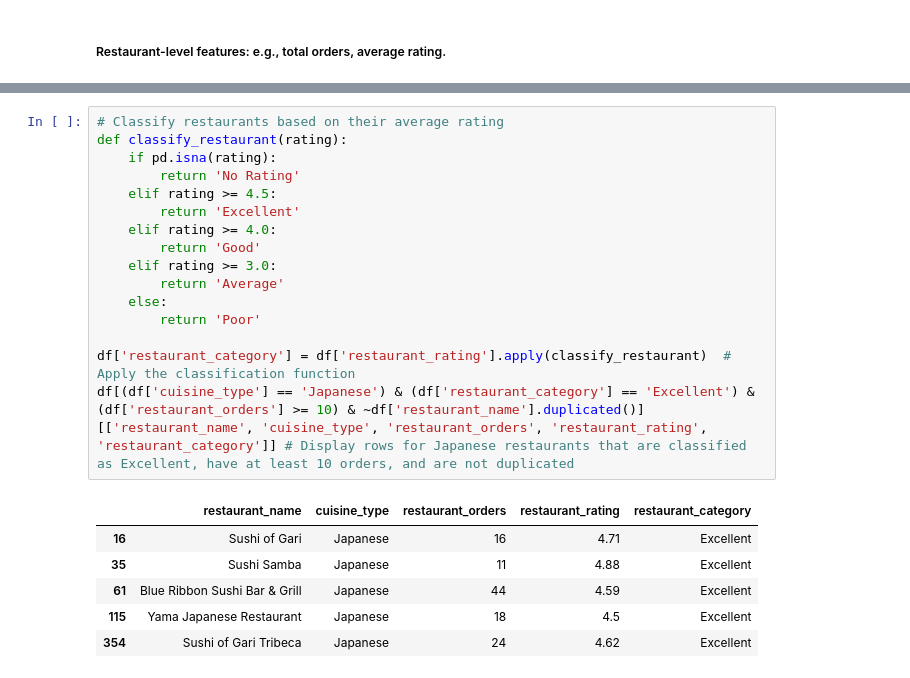
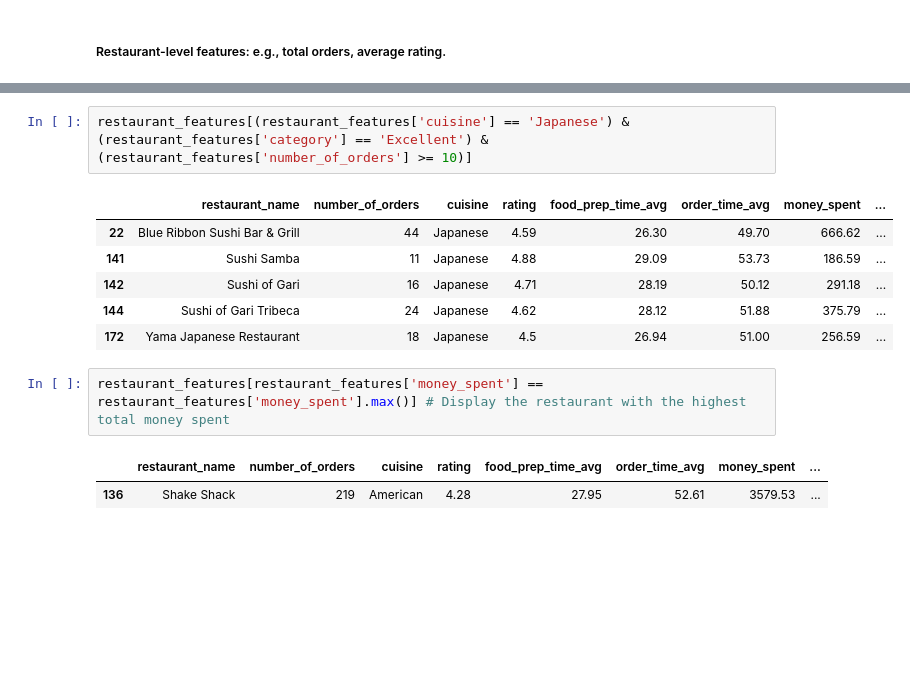
Before and after one commit to J3SSY-ANDU/Food-Delivery-Data-Analysis, a Jupyter notebook: notebooks/food_delivery_orders_eda.ipynb, the cells around one changed output, grey strips where cells are left out. Cells and saved outputs as stored; diff of their text form; blank space fills up the shorter version.

```diff
--- a/notebooks/food_delivery_orders_eda.ipynb
+++ b/notebooks/food_delivery_orders_eda.ipynb
@@ -453,23 +473,14 @@ df[['restaurant_name', 'restaurant_rating']].sample(10) # Display a random sampl
-# %%
-# Classify restaurants based on their average rating
-def classify_restaurant(rating):
-    if pd.isna(rating):
-        return 'No Rating'
-    elif rating >= 4.5:
-        return 'Excellent'
-    elif rating >= 4.0:
-        return 'Good'
-    elif rating >= 3.0:
-        return 'Average'
-    else:
-        return 'Poor'
-
-df['restaurant_category'] = df['restaurant_rating'].apply(classify_restaurant)  # Apply the classification function
-df[(df['cuisine_type'] == 'Japanese') & (df['restaurant_category'] == 'Excellent') & (df['restaurant_orders'] >= 10) & ~df['restaurant_name'].duplicated()][['restaurant_name', 'cuisine_type', 'restaurant_orders', 'restaurant_rating', 'restaurant_category']] # Display rows for Japanese restaurants that are classified as Excellent, have at least 10 orders, and are not duplicated
-# %% [output]
-|  | restaurant_name | cuisine_type | restaurant_orders | restaurant_rating | restaurant_category |
-| 16 | Sushi of Gari | Japanese | 16 | 4.71 | Excellent |
-| 35 | Sushi Samba | Japanese | 11 | 4.88 | Excellent |
-| 61 | Blue Ribbon Sushi Bar & Grill | Japanese | 44 | 4.59 | Excellent |
-| 115 | Yama Japanese Restaurant | Japanese | 18 | 4.5 | Excellent |
-| 354 | Sushi of Gari Tribeca | Japanese | 24 | 4.62 | Excellent |
+# %%
+restaurant_features[(restaurant_features['cuisine'] == 'Japanese') & (restaurant_features['category'] == 'Excellent') & (restaurant_features['number_of_orders'] >= 10)]
+# %% [output]
+|  | restaurant_name | number_of_orders | cuisine | rating | food_prep_time_avg | order_time_avg | money_spent | ... |
+| 22 | Blue Ribbon Sushi Bar & Grill | 44 | Japanese | 4.59 | 26.30 | 49.70 | 666.62 | ... |
+| 141 | Sushi Samba | 11 | Japanese | 4.88 | 29.09 | 53.73 | 186.59 | ... |
+| 142 | Sushi of Gari | 16 | Japanese | 4.71 | 28.19 | 50.12 | 291.18 | ... |
+| 144 | Sushi of Gari Tribeca | 24 | Japanese | 4.62 | 28.12 | 51.88 | 375.79 | ... |
+| 172 | Yama Japanese Restaurant | 18 | Japanese | 4.5 | 26.94 | 51.00 | 256.59 | ... |
+# %%
+restaurant_features[restaurant_features['money_spent'] == restaurant_features['money_spent'].max()] # Display the restaurant with the highest total money spent
+# %% [output]
+|  | restaurant_name | number_of_orders | cuisine | rating | food_prep_time_avg | order_time_avg | money_spent | ... |
+| 136 | Shake Shack | 219 | American | 4.28 | 27.95 | 52.61 | 3579.53 | ... |
```
Also changed, not shown: parts of 12 cells of this notebook.
